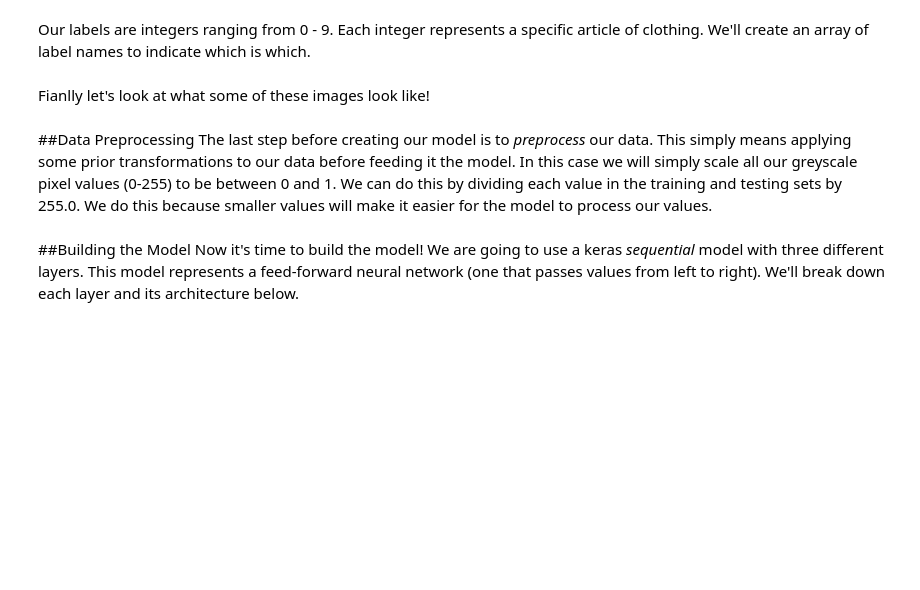
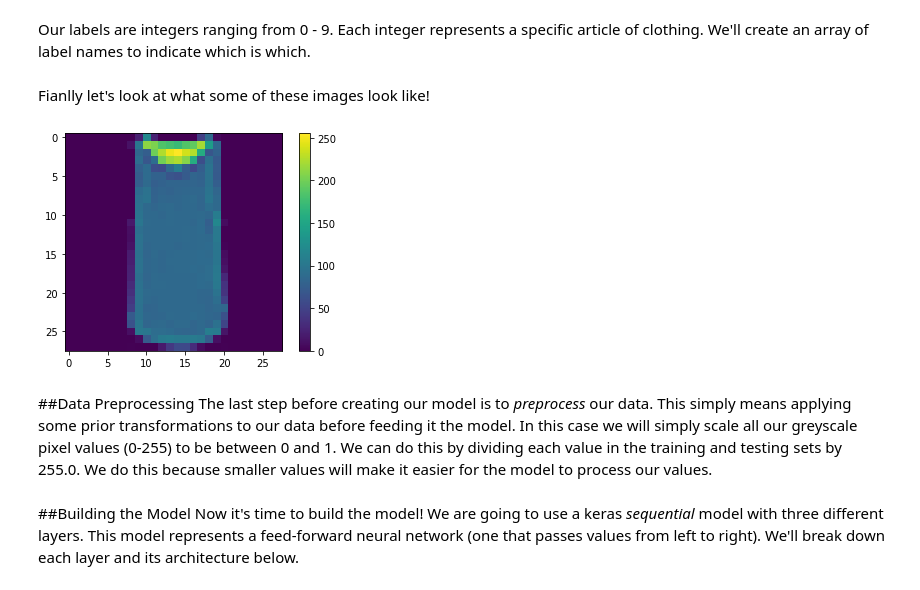
Before and after one commit to davidzheng66/python3, a Jupyter notebook: tensorflow2/4-Neural_Networks.ipynb, the cells around one changed output. Saved outputs shown, nothing was run; the diff lists cells and outputs as text; code cells hidden in the pictures; blank space fills up the shorter version.

```diff
--- a/tensorflow2/4-Neural_Networks.ipynb
+++ b/tensorflow2/4-Neural_Networks.ipynb
@@ -201,10 +225,12 @@ class_names = ['T-shirt/top', 'Trouser', 'Pullover', 'Dress', 'Coat',
 Fianlly let's look at what some of these images look like!
 # %%
 plt.figure()
-plt.imshow(train_images[1])
+plt.imshow(train_images[2])
 plt.colorbar()
 plt.grid(False)
 plt.show()
+# %% [output]
+[figure, added]
 # %% [markdown]
 ##Data Preprocessing
 The last step before creating our model is to *preprocess* our data. This simply means applying some prior transformations to our data before feeding it the model. In this case we will simply scale all our greyscale pixel values (0-255) to be between 0 and 1. We can do this by dividing each value in the training and testing sets by 255.0. We do this because smaller values will make it easier for the model to process our values.
```
Also changed, not shown: parts of 15 cells of this notebook.
